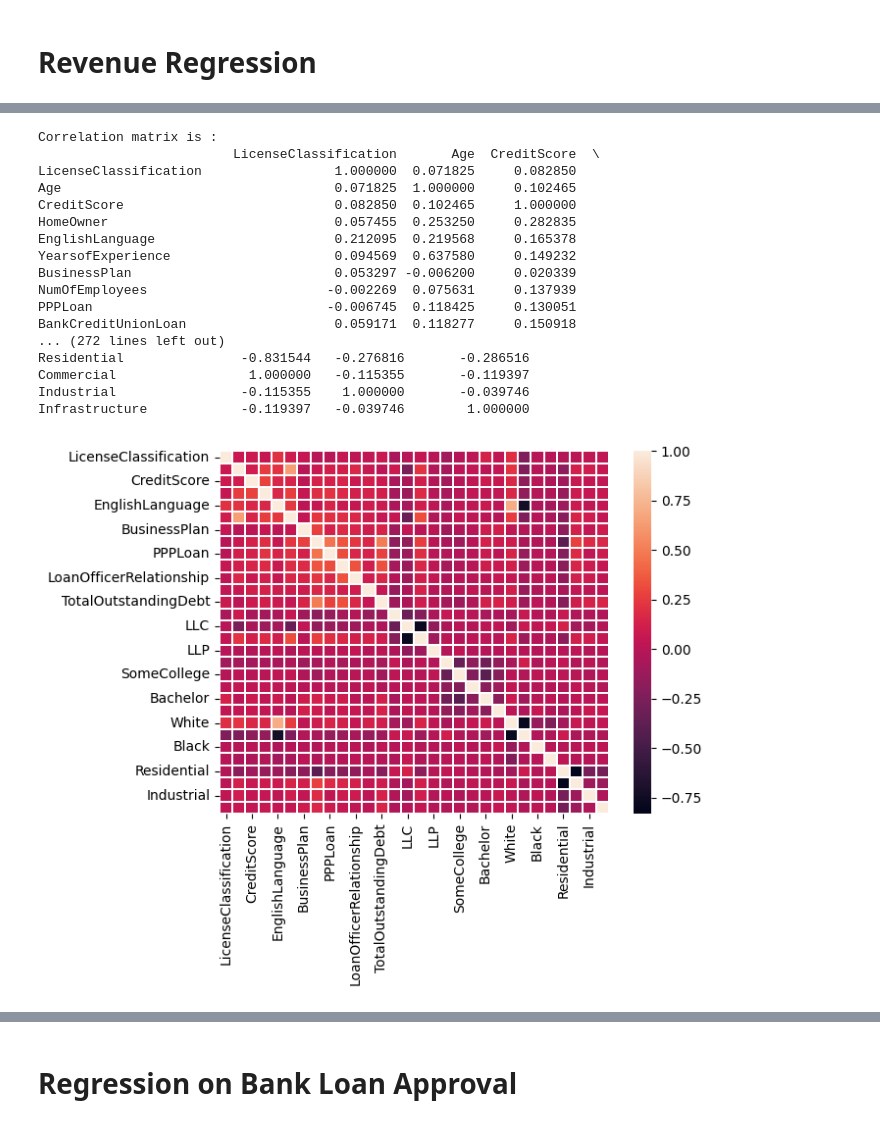
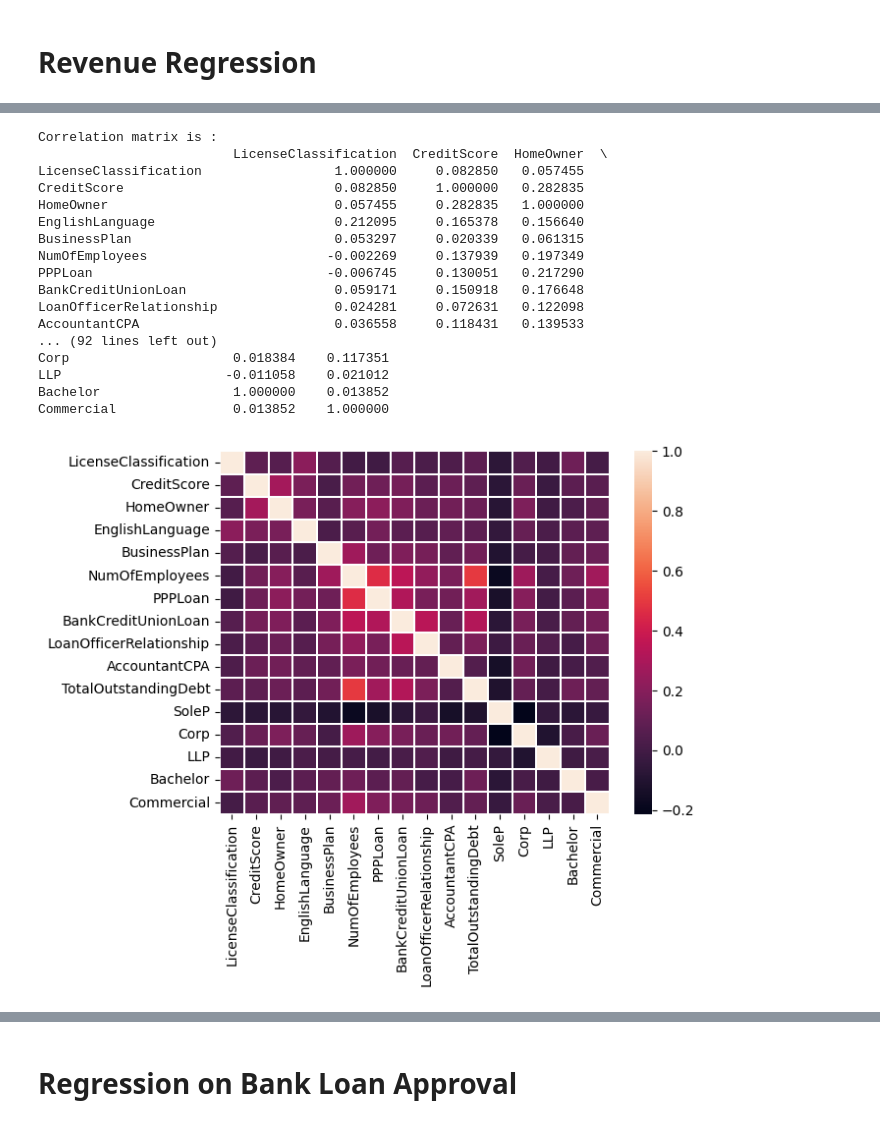
Before and after one commit to ramirezzzluisss/pythonprojects, a Jupyter notebook: HonorsThesis.ipynb, the cells around one changed output, grey strips where cells are left out. Drawn from its saved outputs; the diff is of its cells as text; code cells hidden in the pictures.

```diff
--- a/HonorsThesis.ipynb
+++ b/HonorsThesis.ipynb
@@ -1084,45 +1155,32 @@ strong multicollinearity problems or that the design matrix is singular.
 # %%
-dataframe = pd.DataFrame(df_reg, columns = ['LicenseClassification', 'Age',
-       'CreditScore', 'HomeOwner', 'EnglishLanguage', 'YearsofExperience',
-       'BusinessPlan', 'NumOfEmployees', 'PPPLoan',
-       'BankCreditUnionLoan', 'LoanOfficerRelationship', 'AccountantCPA',
-       'TotalOutstandingDebt', 'SoleP', 'LLC', 'Corp', 'LLP',
-       'HighSchool', 'SomeCollege', 'Associate', 'Bachelor',
-       'Master', 'White', 'Latinx', 'Black', 'PacificIslander',
-       'Residential', 'Commercial', 'Industrial',
-       'Infrastructure'])
+dataframe = pd.DataFrame(df_reg, columns = ['LicenseClassification', 'CreditScore', 'HomeOwner', 'EnglishLanguage',
+       'BusinessPlan', 'NumOfEmployees', 'PPPLoan', 'BankCreditUnionLoan',
+       'LoanOfficerRelationship', 'AccountantCPA', 'TotalOutstandingDebt',
+       'SoleP', 'Corp', 'LLP', 'Bachelor', 'Commercial'])
 
 corr_matrix = dataframe.corr()
 print("Correlation matrix is : ")
 
 sns.heatmap(dataframe.corr(), linewidths=0.01)
 
 
 print(corr_matrix)
-
-# 0.5-0.99 is too correlated
-
-# years of experience vs age = 0.63 ----- decided to keep both
-# White vs english language = 0.7 ------- decided to keep both
-# Latinx vs english language = -0.73 ---- decided to keep both
-# Latinx vs White = -0.78 --------------- decided to keep both
-# Commercial vs Residential = -0.83 ----- decided to keep both
 # %% [output]
 Correlation matrix is :
-                         LicenseClassification       Age  CreditScore  \
-LicenseClassification                 1.000000  0.071825     0.082850
-Age                                   0.071825  1.000000     0.102465
-CreditScore                           0.082850  0.102465     1.000000
-HomeOwner                             0.057455  0.253250     0.282835
-EnglishLanguage                       0.212095  0.219568     0.165378
-YearsofExperience                     0.094569  0.637580     0.149232
-BusinessPlan                          0.053297 -0.006200     0.020339
-NumOfEmployees                       -0.002269  0.075631     0.137939
-PPPLoan                              -0.006745  0.118425     0.130051
-BankCreditUnionLoan                   0.059171  0.118277     0.150918
-... (272 lines left out)
-Residential               -0.831544   -0.276816       -0.286516
-Commercial                 1.000000   -0.115355       -0.119397
-Industrial                -0.115355    1.000000       -0.039746
-Infrastructure            -0.119397   -0.039746        1.000000
+                         LicenseClassification  CreditScore  HomeOwner  \
+LicenseClassification                 1.000000     0.082850   0.057455
+CreditScore                           0.082850     1.000000   0.282835
+HomeOwner                             0.057455     0.282835   1.000000
+EnglishLanguage                       0.212095     0.165378   0.156640
+BusinessPlan                          0.053297     0.020339   0.061315
+NumOfEmployees                       -0.002269     0.137939   0.197349
+PPPLoan                              -0.006745     0.130051   0.217290
+BankCreditUnionLoan                   0.059171     0.150918   0.176648
+LoanOfficerRelationship               0.024281     0.072631   0.122098
+AccountantCPA                         0.036558     0.118431   0.139533
+... (92 lines left out)
+Corp                     0.018384    0.117351
+LLP                     -0.011058    0.021012
+Bachelor                 1.000000    0.013852
+Commercial               0.013852    1.000000
-[figure, old version]
+[figure, new version]
```
Also changed, not shown: parts of 19 cells of this notebook.
